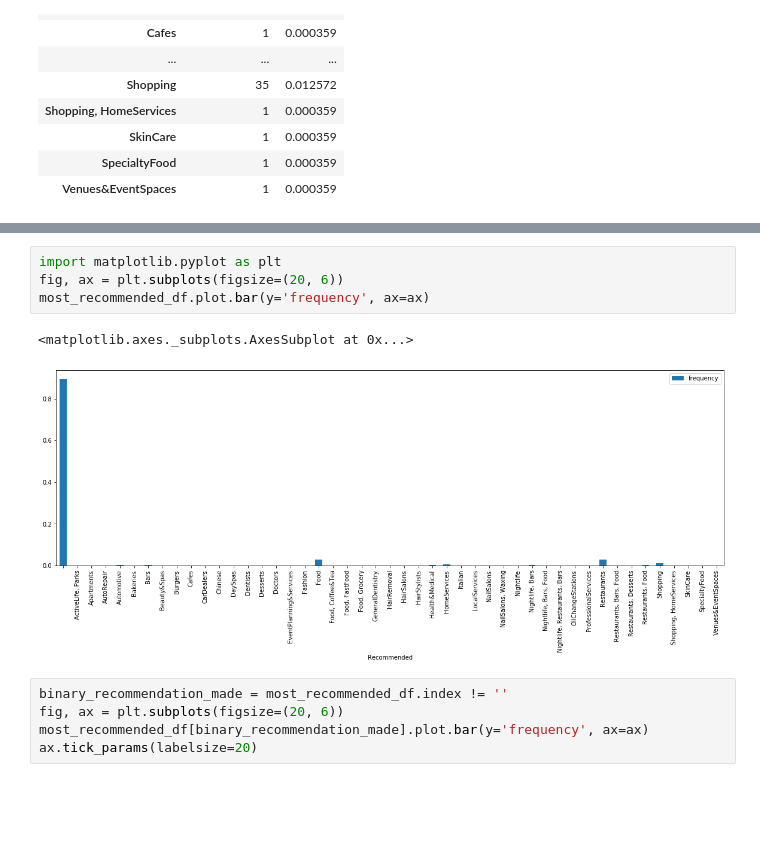
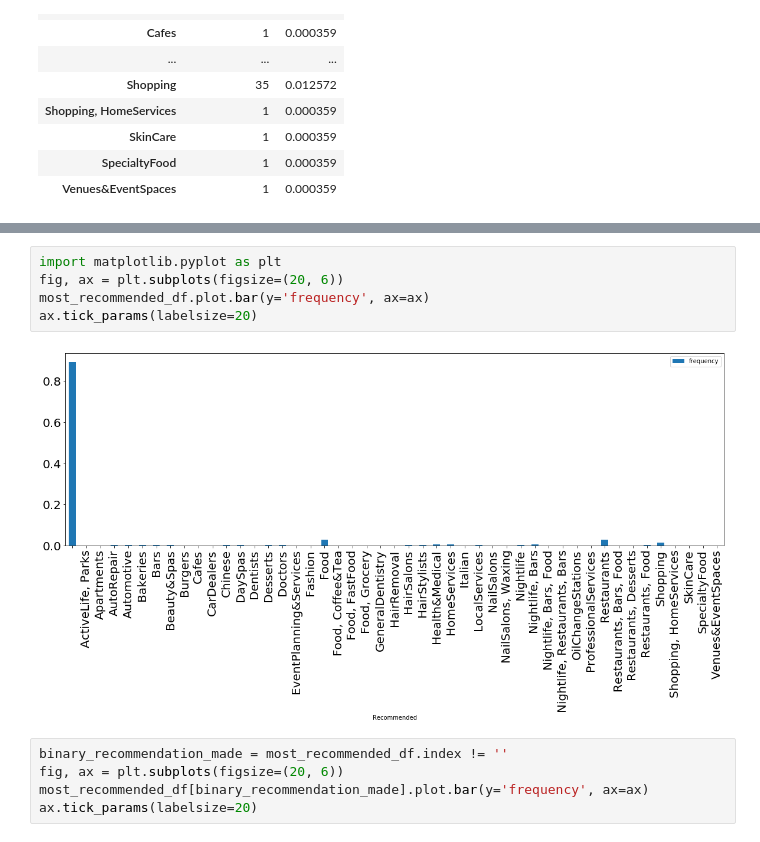
Before and after one commit to daericks/yelp-dataset, a Jupyter notebook: notebooks/recommender_business_category-blog_code.ipynb, the cells around one changed output, grey strips where cells are left out. Saved outputs shown, nothing was run; the diff lists cells and outputs as text; blank space fills up the shorter version.

```diff
--- a/notebooks/recommender_business_category-blog_code.ipynb
+++ b/notebooks/recommender_business_category-blog_code.ipynb
@@ -435,10 +430,10 @@ most_recommended_df.plot.hist()
 # %%
 import matplotlib.pyplot as plt
 fig, ax = plt.subplots(figsize=(20, 6))
 most_recommended_df.plot.bar(y='frequency', ax=ax)
+ax.tick_params(labelsize=20)
 # %% [output]
-<matplotlib.axes._subplots.AxesSubplot at 0x...>
-[figure, old version]
+[figure, new version]
 # %%
 binary_recommendation_made = most_recommended_df.index != ''
 fig, ax = plt.subplots(figsize=(20, 6))
```
Also changed, not shown: parts of 1 cell of this notebook.
